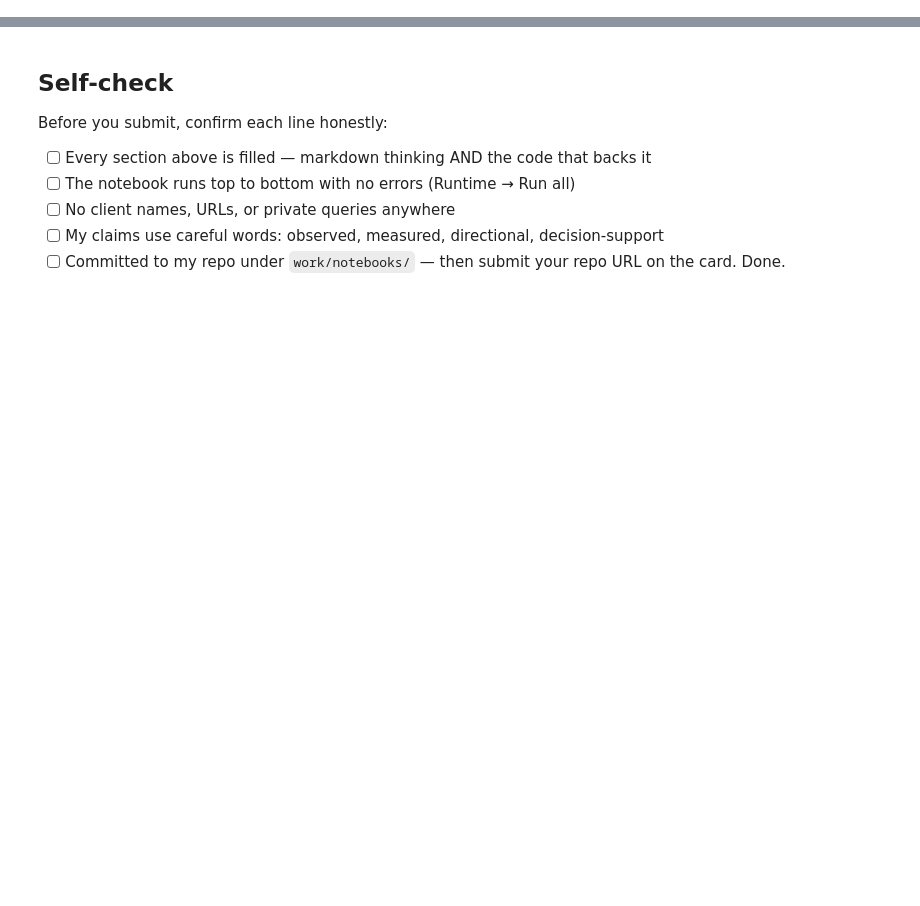
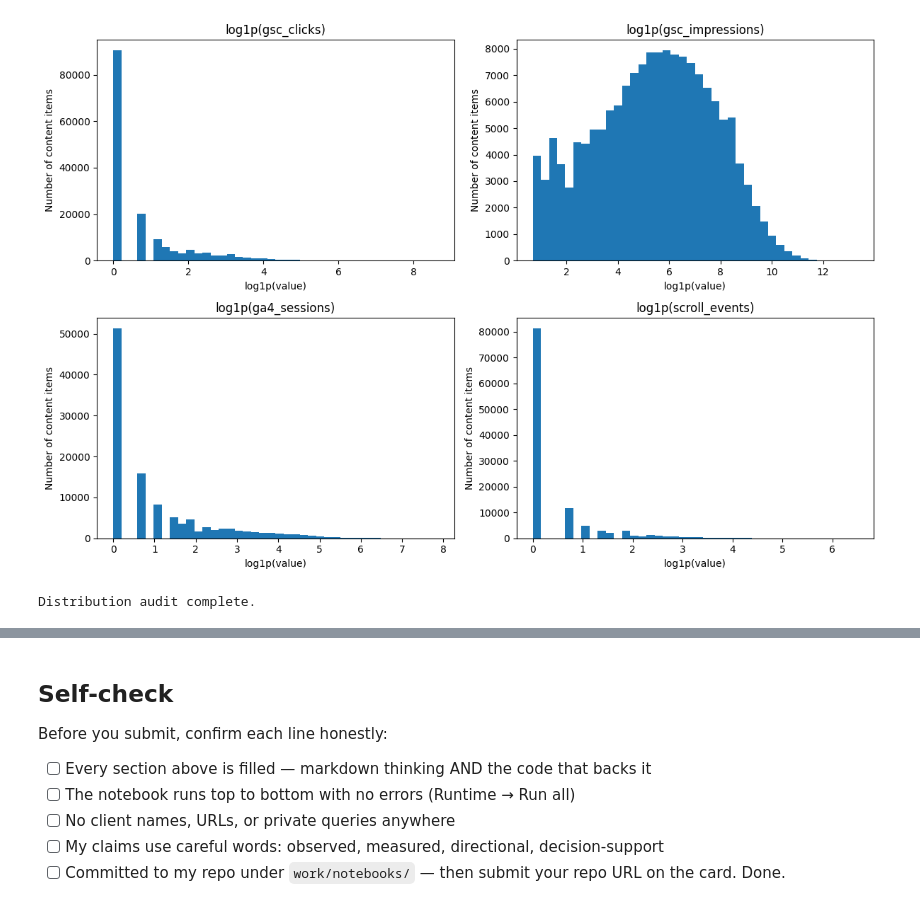
Before and after one commit to mohamedahmed02/Flyrank-internship, a Jupyter notebook: work/notebooks/w04_signal_audit.ipynb, the cells around one changed output, grey strips where cells are left out. Drawn from its saved outputs; the diff is of its cells as text; code cells hidden in the pictures; blank space fills up the shorter version.

```diff
--- a/work/notebooks/w04_signal_audit.ipynb
+++ b/work/notebooks/w04_signal_audit.ipynb
@@ -36,0 +133,42 @@ This skeleton is yours to fill. Work the sections **in order** — each one has
+# %%
+# ============================================================
+# ML-06 — Section 1: Distributions
+# ============================================================
+
+signal_cols = [
+    "gsc_clicks",
+    "gsc_impressions",
+    "gsc_avg_position",
+    "ga4_sessions",
+    "scroll_events",
+]
+
+summary = dataset[signal_cols].describe().T
+
+summary["missing"] = dataset[signal_cols].isna().sum()
+summary["median"] = dataset[signal_cols].median()
+
+display(summary)
+
+# Log-transformed distributions for heavy-tailed count signals
+count_cols = [
+    "gsc_clicks",
+    "gsc_impressions",
+    "ga4_sessions",
+    "scroll_events",
+]
+
+fig, axes = plt.subplots(2, 2, figsize=(12, 8))
+
+for ax, col in zip(axes.ravel(), count_cols):
+    values = dataset[col].dropna()
+    ax.hist(np.log1p(values), bins=40)
+    ax.set_title(f"log1p({col})")
+    ax.set_xlabel("log1p(value)")
+    ax.set_ylabel("Number of content items")
+
+plt.tight_layout()
+plt.show()
+
+print("Distribution audit complete.")
+# %% [output]
@@ -36,0 +181,2 @@ This skeleton is yours to fill. Work the sections **in order** — each one has
+[figure, added]
+Distribution audit complete.
```
Also changed, not shown: parts of 20 cells of this notebook.
